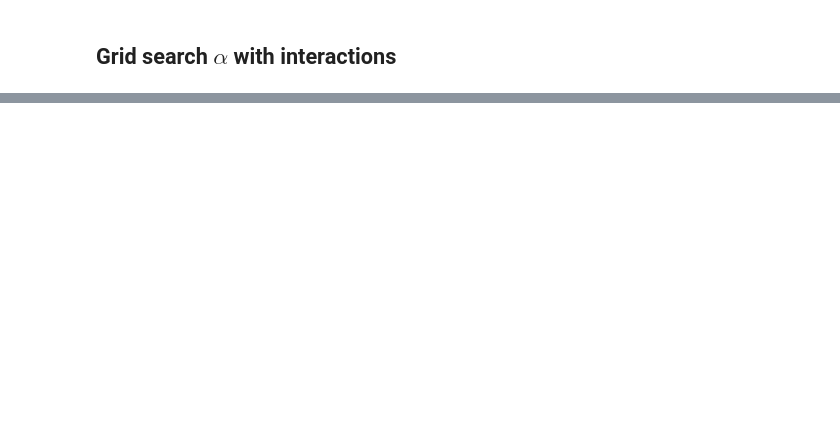
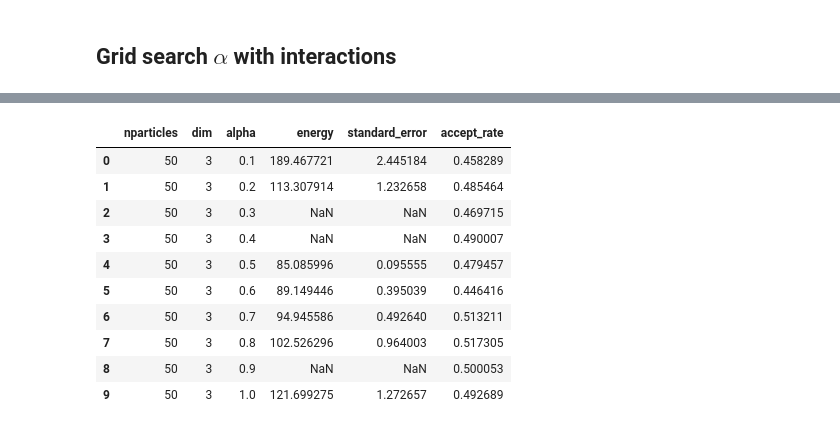
Before and after one commit to nicolossus/FYS4411-Project1, a Jupyter notebook: notebooks/Interactions_analysis.ipynb, the cells around one changed output, grey strips where cells are left out. Saved outputs shown, nothing was run; the diff lists cells and outputs as text; code cells hidden in the pictures; blank space fills up the shorter version.

```diff
--- a/notebooks/Interactions_analysis.ipynb
+++ b/notebooks/Interactions_analysis.ipynb
@@ -191,6 +210,18 @@ print("Sampler elapsed time:", end - start)
 # %%
-df_N50 = pd.concat(results_N50, ignore_index=True)
+df_N50 = pd.concat(results, ignore_index=True)
 df_N50
+# %% [output]
+|  | nparticles | dim | alpha | energy | standard_error | accept_rate |
+| 0 | 50 | 3 | 0.1 | 189.467721 | 2.445184 | 0.458289 |
+| 1 | 50 | 3 | 0.2 | 113.307914 | 1.232658 | 0.485464 |
+| 2 | 50 | 3 | 0.3 | NaN | NaN | 0.469715 |
+| 3 | 50 | 3 | 0.4 | NaN | NaN | 0.490007 |
+| 4 | 50 | 3 | 0.5 | 85.085996 | 0.095555 | 0.479457 |
+| 5 | 50 | 3 | 0.6 | 89.149446 | 0.395039 | 0.446416 |
+| 6 | 50 | 3 | 0.7 | 94.945586 | 0.492640 | 0.513211 |
+| 7 | 50 | 3 | 0.8 | 102.526296 | 0.964003 | 0.517305 |
+| 8 | 50 | 3 | 0.9 | NaN | NaN | 0.500053 |
+| 9 | 50 | 3 | 1.0 | 121.699275 | 1.272657 | 0.492689 |
 # %%
 mod_df_50 = df_N50
 mod_df_50["energy"] = mod_df_50["energy"]/50.0
```
Also changed, not shown: parts of 9 cells of this notebook, 14 other files.
